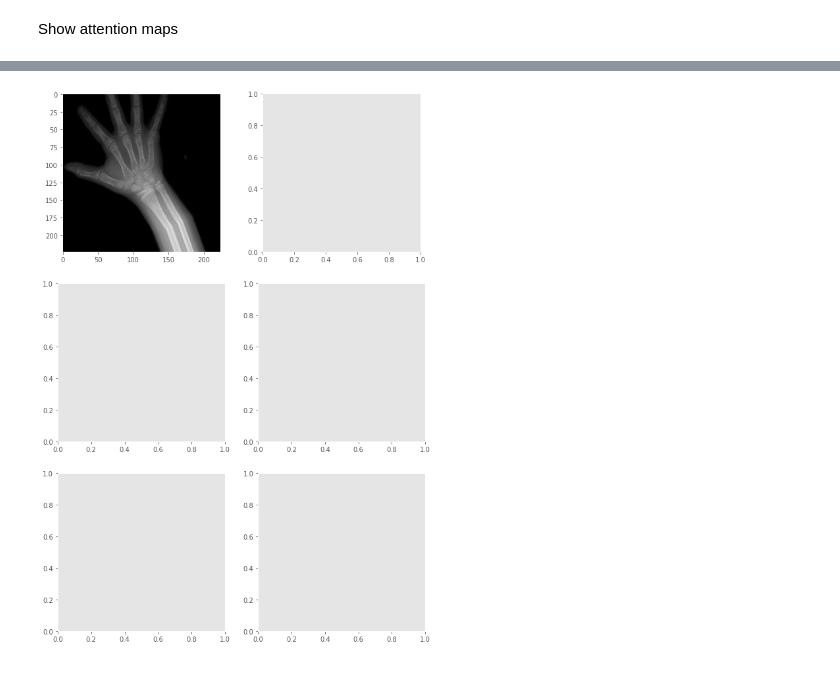
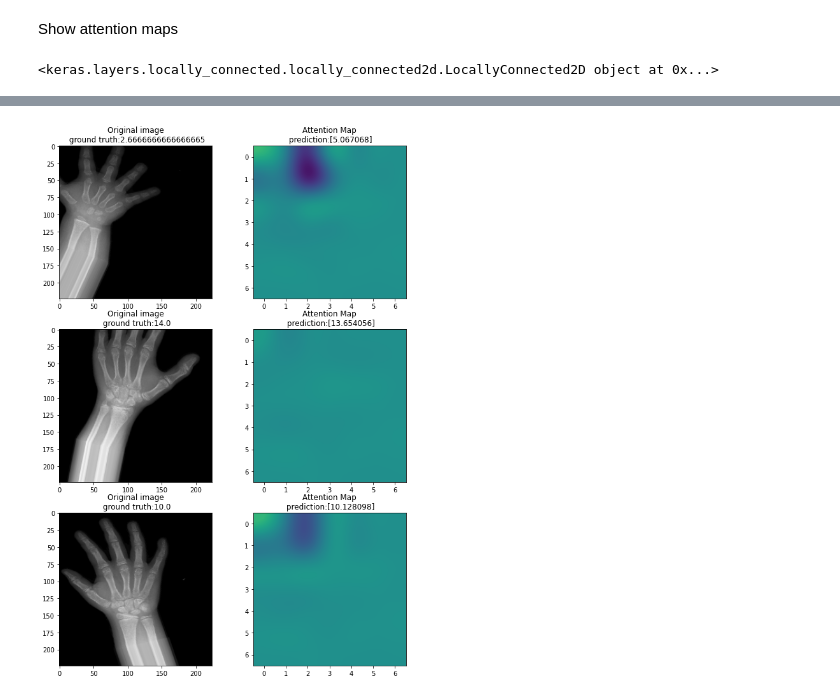
Before and after one commit to tommilotta/BoneAgePrediction, a Jupyter notebook: regression_model.ipynb, the cells around one changed output, grey strips where cells are left out. Cells and saved outputs as stored; diff of their text form; code cells hidden in the pictures.

```diff
--- a/regression_model.ipynb
+++ b/regression_model.ipynb
@@ -672,4 +663,0 @@ incV4_F = create_model(model_name, IMG_SHAPE, 'mean_absolute_error', 'adam', mae
-# %%
-epochs = 1
-incV4_F_history, incV4_F_time = fit_boneage(incV4_F, train_gen_F, train_steps_F, val_gen_F, val_steps_F,
-                                            epochs, callbacks, 'Female')
@@ -766,3 +1026,4 @@ attention_model = Model(inputs=X_input, outputs=X)
 # %%
 # attention_model = Attention_vgg16((IMG_SIZE, IMG_SIZE, 3))
-attention_model.compile(loss='mse', optimizer='adam', metrics=[mae_in_months])
+# attention_model.compile(loss='mse', optimizer='adam', metrics=[mae_in_months])
+attention_model.compile(loss='mae', optimizer='adam', metrics=[mae_in_months])
@@ -785,8 +1043,9 @@ Found 1425 validated image filenames.
 weight_path = path + 'models_checkpoints/'+ "{}_weights.best.hdf5".format('attention')
 checkpoint = ModelCheckpoint(weight_path, monitor='val_loss', verbose=1, save_best_only=True,
                              mode='min', save_weights_only=True)
-callbacks = [csv_logger, checkpoint, reduce_lr]
+csv_logger = CSVLogger('/content/drive/MyDrive/Colab Notebooks/Human Data Analytics/HDA_Project/training_attention.log', append=True)
+callbacks = [checkpoint, CustomCallback(), csv_logger]
 
-attention_model.fit(train_gen, validation_data=val_gen, epochs=50, callbacks=callbacks)
+attention_model.fit(train_gen, validation_data=val_gen, epochs=epochs, callbacks=callbacks)
 # %% [output]
 Epoch 1/50
@@ -820,9 +1071,18 @@ plt.savefig(path+'plots/{}-gender={}-epochs={}_train_loss.png'.format('attention
 # %% [markdown]
 Show attention maps
+# %%
+for attn_layer in attention_model.layers:
+    c_shape = attn_layer.get_output_shape_at(0)
+    if len(c_shape)==4:
+        if c_shape[-1]==1:
+            print(attn_layer)
+            break
+# %% [output]
+<keras.layers.locally_connected.locally_connected2d.LocallyConnected2D object at 0x...>
 # %%
 import keras.backend as K
 
-attn_func = K.function(inputs = [attention_model.layers[0].get_input_at(0)], outputs = [attention_model.layers[5].get_output_at(0)])
+attn_func = K.function(inputs = [attention_model.layers[0].get_input_at(0)], outputs = [attn_layer.get_output_at(0)])
 
 fig, axs = plt.subplots(3, 2, figsize = (10, 15))
 # [ax.axis('off') for ax in axs.flatten()]
@@ -830,32 +1090,34 @@ fig, axs = plt.subplots(3, 2, figsize = (10, 15))
 # img_batch, val_batch = next(train_gen)
 img_batch, val_batch = train_gen[0]
 attn_img_batch = attn_func([img_batch])[0]
-for i in [0, 1, 2]:
-    img = img_batch[i]
-    val = val_batch[i]
-    attn_img = attn_img_batch[i]
-    # img_ax.imshow(img[:,:,0], cmap = 'bone')
-    # axs[i][2*i + 1].imshow(attn_img[:, :, 0], cmap = 'viridis', vmin = 0, vmax = 1, interpolation = 'lanczos')
-    axs[i][2*i].imshow(img)
-    axs[i][2*i + 1].imshow(attn_img, cmap='viridis')
-    axs[i][2*i].axis('off')
-    axs[i][2*i + 1].axis('off')
+# for i in [0, 1, 2]:
+#     img = img_batch[i]
+#     val = val_batch[i]
+#     attn_img = attn_img_batch[i]
+#     # img_ax.imshow(img[:,:,0], cmap = 'bone')
+#     # axs[i][2*i + 1].imshow(attn_img[:, :, 0], cmap = 'viridis', vmin = 0, vmax = 1, interpolation = 'lanczos')
+#     axs[i][2*i].imshow(img)
+#     axs[i][2*i + 1].imshow(attn_img, cmap='viridis')
+#     axs[i][2*i].axis('off')
+#     axs[i][2*i + 1].axis('off')
 
     # g_truth = std_bone_age * val + mean_bone_age
     # axs[i][2*i].set_title('Original image\n ground truth:{}'.format(g_truth/12))
     # pred = std_bone_age * attention_model.predict(img) + mean_bone_age
     # axs[i][2*i + 1].set_title('Attention Map\n prediction:{}'.format(pred[i]/12))
 
-# for i, (img_ax, attn_ax) in zip([0, 1, 2], axs):
-#     img = img_batch[i]
-#     val = val_batch[i]
-#     attn_img = attn_img_batch[i]
-#     # img_ax.imshow(img[:,:,0], cmap = 'bone')
-#     img_ax.imshow(img)
-#     attn_ax.imshow(attn_img[:, :, 0], cmap = 'viridis', vmin = 0, vmax = 1, interpolation = 'lanczos')
+for i, (img_ax, attn_ax) in zip([0, 1, 2], axs):
+    img = img_batch[i]
+    val = val_batch[i]
+    attn_img = attn_img_batch[i]
+    # img_ax.imshow(img[:,:,0], cmap = 'bone')
+    img_ax.imshow(img)
+    attn_ax.imshow(attn_img[:, :, 0], cmap = 'viridis', vmin = 0, vmax = 1, interpolation = 'lanczos')
 
-#     g_truth = std_bone_age * val + mean_bone_age
-#     img_ax.set_title('Original image\n ground truth:{}'.format(g_truth/12))
-#     pred = std_bone_age * attention_model.predict(img) + mean_bone_age
-#     attn_ax.set_title('Attention Map\n prediction:{}'.format(pred[i]/12))
+    print(img.shape)
+
+    g_truth = std_bone_age * val + mean_bone_age
+    img_ax.set_title('Original image\n ground truth:{}'.format(g_truth/12))
+    pred = std_bone_age * attention_model.predict(img_batch) + mean_bone_age
+    attn_ax.set_title('Attention Map\n prediction:{}'.format(pred[i]/12))
 # %% [output]
@@ -863 +1130 @@ TypeError: ignored
-[figure, old version]
+[figure, new version]
```
Also changed, not shown: parts of 117 cells of this notebook.
